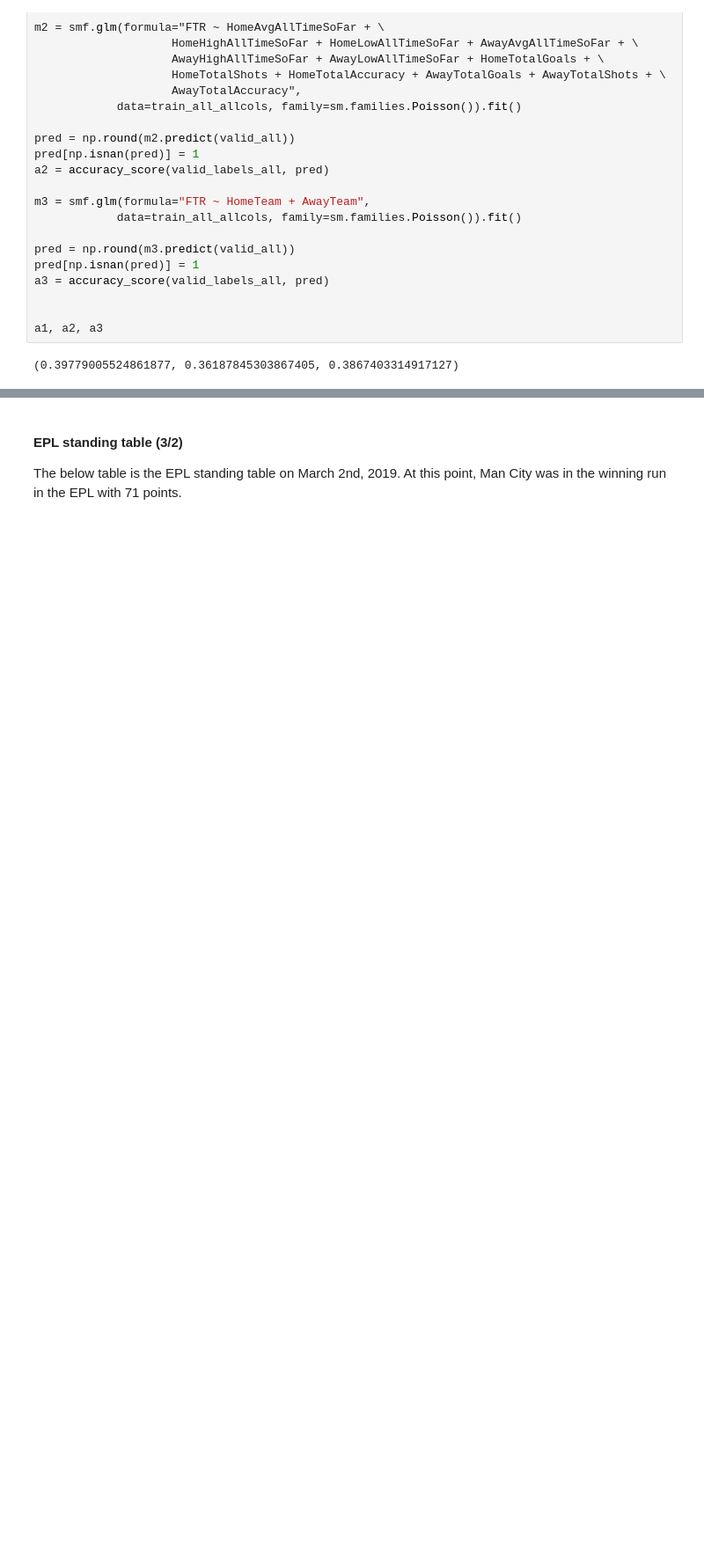
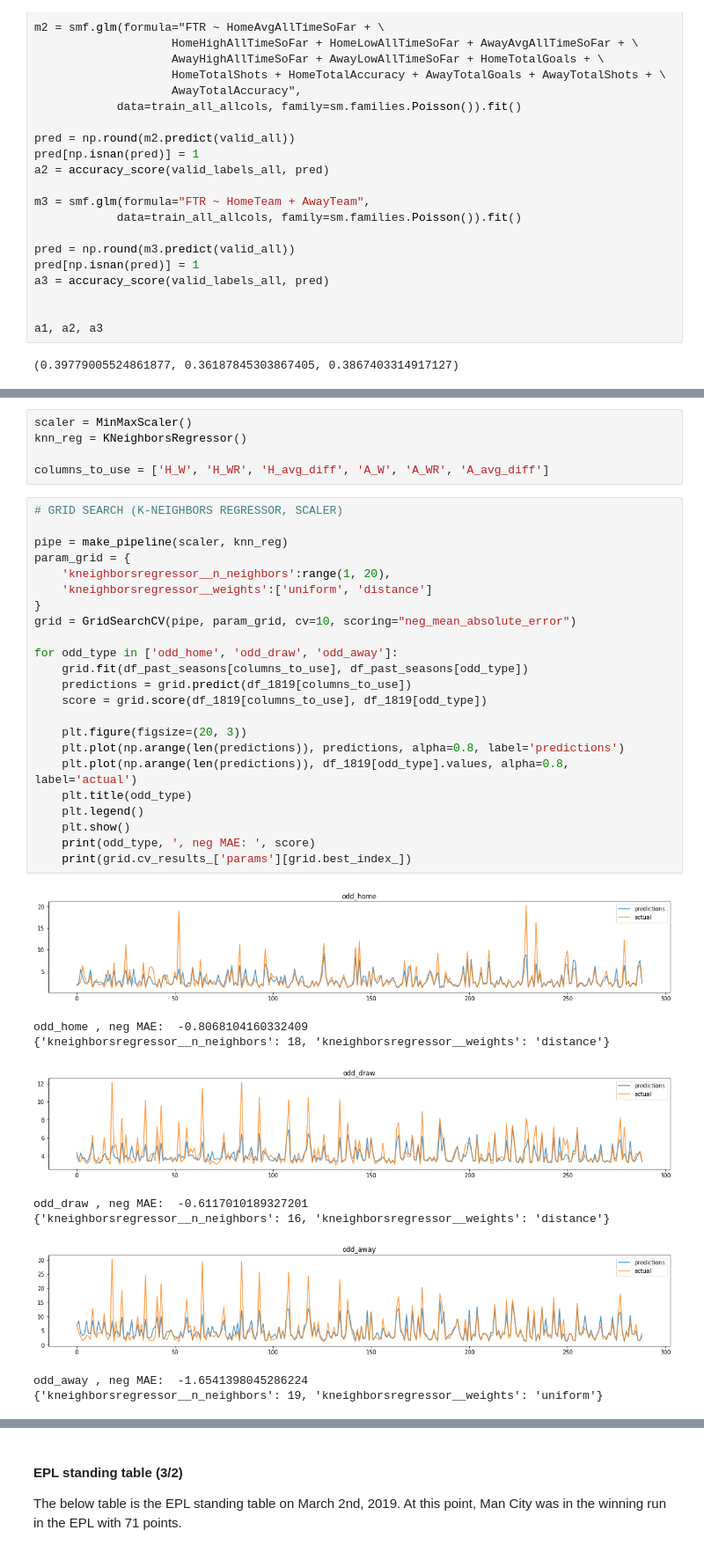
Before and after one commit to info370a-w19-finalproject2/final_project, a Jupyter notebook: report.ipynb, the cells around one changed output, grey strips where cells are left out. Shown at 88% size. Cells and saved outputs as stored; diff of their text form; blank space fills up the shorter version.

```diff
--- a/report.ipynb
+++ b/report.ipynb
@@ -783,0 +908,38 @@ Generalized Linear Model Regression Results
+# %%
+scaler = MinMaxScaler()
+knn_reg = KNeighborsRegressor()
+
+columns_to_use = ['H_W', 'H_WR', 'H_avg_diff', 'A_W', 'A_WR', 'A_avg_diff']
+# %%
+# GRID SEARCH (K-NEIGHBORS REGRESSOR, SCALER)
+
+pipe = make_pipeline(scaler, knn_reg)
+param_grid = {
+    'kneighborsregressor__n_neighbors':range(1, 20),
+    'kneighborsregressor__weights':['uniform', 'distance']
+}
+grid = GridSearchCV(pipe, param_grid, cv=10, scoring="neg_mean_absolute_error")
+
+for odd_type in ['odd_home', 'odd_draw', 'odd_away']:
+    grid.fit(df_past_seasons[columns_to_use], df_past_seasons[odd_type])
+    predictions = grid.predict(df_1819[columns_to_use])
+    score = grid.score(df_1819[columns_to_use], df_1819[odd_type])
+
+    plt.figure(figsize=(20, 3))
+    plt.plot(np.arange(len(predictions)), predictions, alpha=0.8, label='predictions')
+    plt.plot(np.arange(len(predictions)), df_1819[odd_type].values, alpha=0.8, label='actual')
+    plt.title(odd_type)
+    plt.legend()
+    plt.show()
+    print(odd_type, ', neg MAE: ', score)
+    print(grid.cv_results_['params'][grid.best_index_])
+# %% [output]
+[figure, added]
+odd_home , neg MAE:  -0.8068104160332409
+{'kneighborsregressor__n_neighbors': 18, 'kneighborsregressor__weights': 'distance'}
+[figure, added]
+odd_draw , neg MAE:  -0.6117010189327201
+{'kneighborsregressor__n_neighbors': 16, 'kneighborsregressor__weights': 'distance'}
+[figure, added]
+odd_away , neg MAE:  -1.6541398045286224
+{'kneighborsregressor__n_neighbors': 19, 'kneighborsregressor__weights': 'uniform'}
```
Also changed, not shown: parts of 18 cells of this notebook.
